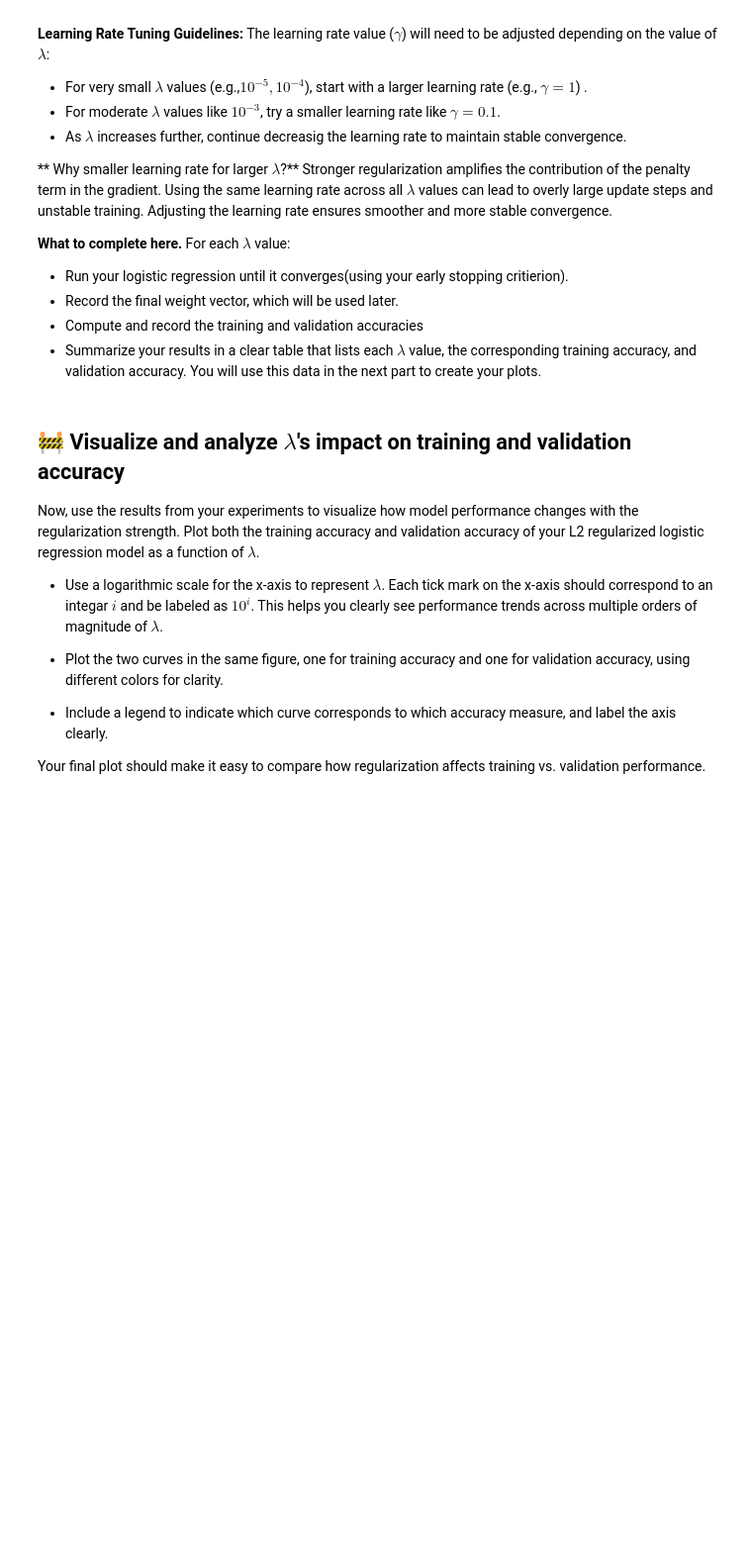
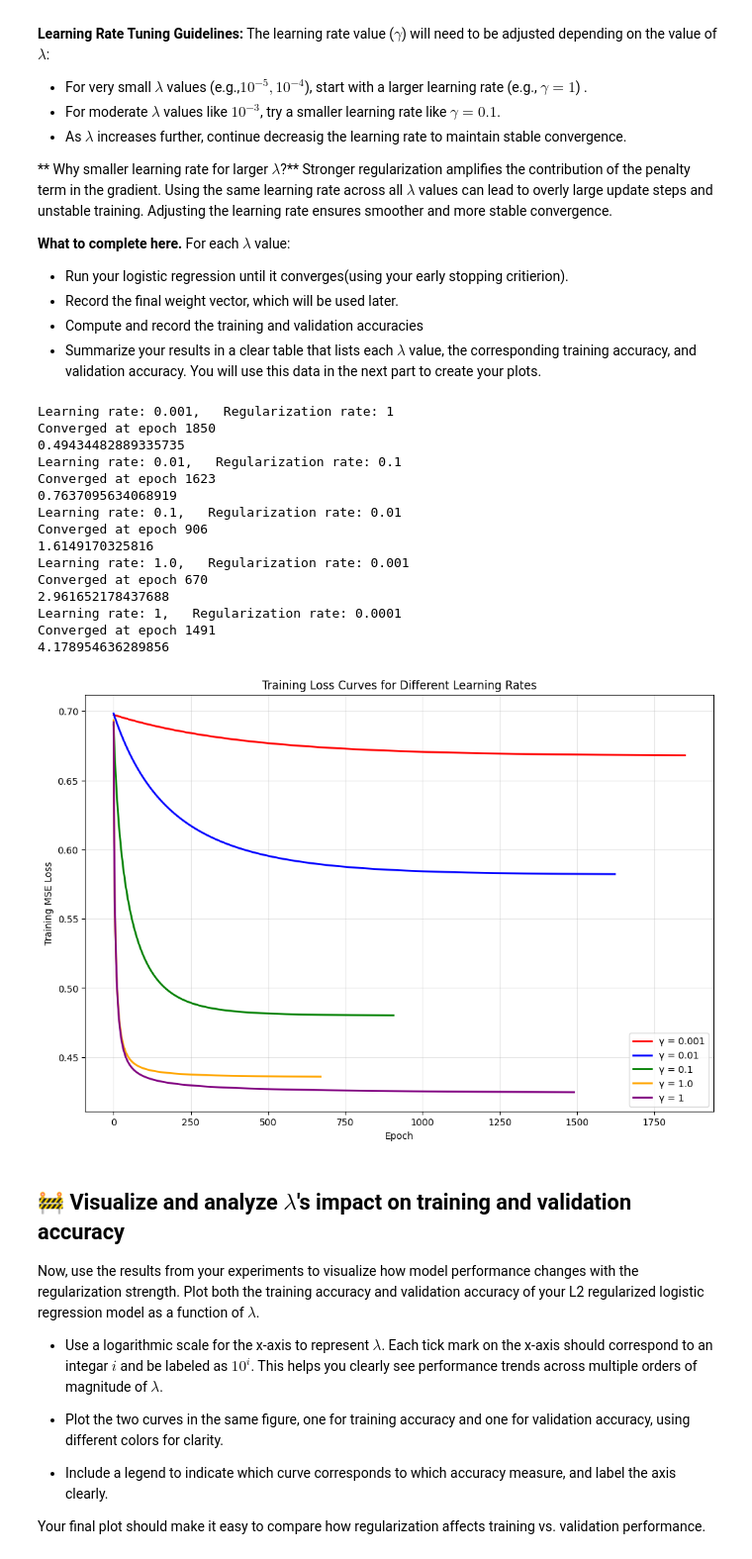
Before and after one commit to Magraz/ml-class, a Jupyter notebook: Assignment_2/IA2_2025.ipynb, the cells around one changed output. Shown at 99% size. Saved outputs shown, nothing was run; the diff lists cells and outputs as text; code cells hidden in the pictures; blank space fills up the shorter version.

Commit message:
logistic reg working

```diff
--- a/Assignment_2/IA2_2025.ipynb
+++ b/Assignment_2/IA2_2025.ipynb
@@ -111,10 +111,6 @@ Your function should output the learned weight vector and the sequence of traini
 # your code goes here
 def sigmoid(x):
     return 1 / (1 + np.exp(-x))
-
-def logistic_regression_reg_l2_loss(x_i,y_i,W):
-     pred = W.T @ x_i
-     -y_i*np.log(sigmoid(pred)) - (1 - y_i) * np.log(1 - sigmoid(pred))
 
 def ridge_logistic_gradient_descent(x, y, gamma, lmbda, epochs, epsilon_loss=None, epsilon_grad=None):
     y=np.expand_dims(y, axis=-1)
@@ -162,8 +158,8 @@ def ridge_logistic_gradient_descent(x, y, gamma, lmbda, epochs, epsilon_loss=Non
 
     return w, losses
 
-weights, losses = ridge_logistic_gradient_descent(x_train.to_numpy(), y_train.to_numpy(), gamma=0.01, lmbda=0.1, epochs=5000, epsilon_loss=10e-7)
+# weights, losses = ridge_logistic_gradient_descent(x_train.to_numpy(), y_train.to_numpy(), gamma=0.01, lmbda=0.1, epochs=5000, epsilon_loss=10e-7)
 
-print(weights.shape)
-print(weights)
+# print(weights.shape)
+# print(weights)
 # %% [output]
@@ -210,3 +204,62 @@ For each $\lambda$ value:
+# %%
+# Your code goes here
+# Set random seed for reproducibility
+np.random.seed(42)
+
+reg_rates = [10**-i for i in range(0,5)]
+learning_rates = [10e-4, 10e-3, 10e-2, 10e-1, 1, 1]
+
+w_list = []
+train_losses_list = []
+converged_rates = []
+val_mse_list = []
+
+for i, (reg_rate, lr) in enumerate(zip(reg_rates, learning_rates)):
+    print(f"Learning rate: {lr},   Regularization rate: {reg_rate}")
+
+    w, losses = ridge_logistic_gradient_descent(x_train.to_numpy(), y_train.to_numpy(), gamma=lr, lmbda=reg_rate, epochs=5000, epsilon_loss=10e-7)
+
+    # Check if converged (no NaN values)
+    if not np.any(np.isnan(w)) and not np.any(np.isnan(losses)):
+        w_list.append(w)
+        train_losses_list.append(losses)
+        converged_rates.append(lr)
+
+        # Calculate validation MSE
+        y_val_pred = x_val.to_numpy() @ w
+        val_mse = np.mean((y_val_pred - y_val.to_numpy())**2)
+        val_mse_list.append(val_mse)
+        print(np.array(val_mse_list).mean())
+
+plt.figure(figsize=(12, 8))
+colors = ['red', 'blue', 'green', 'orange', 'purple']
+
+for i, (lr, losses) in enumerate(zip(converged_rates, train_losses_list)):
+    plt.plot(losses, color=colors[i % len(colors)], label=f'γ = {lr}', linewidth=2)
+
+plt.xlabel('Epoch')
+plt.ylabel('Training MSE Loss')
+plt.title('Training Loss Curves for Different Learning Rates')
+plt.legend()
+plt.grid(True, alpha=0.3)
+plt.show()
+# %% [output]
+Learning rate: 0.001,   Regularization rate: 1
+Converged at epoch 1850
+0.49434482889335735
+Learning rate: 0.01,   Regularization rate: 0.1
+Converged at epoch 1623
+0.7637095634068919
+Learning rate: 0.1,   Regularization rate: 0.01
+Converged at epoch 906
+1.6149170325816
+Learning rate: 1.0,   Regularization rate: 0.001
+Converged at epoch 670
+2.961652178437688
+Learning rate: 1,   Regularization rate: 0.0001
+Converged at epoch 1491
+4.178954636289856
+[figure, added]
 # %% [markdown]
 ## 🚧 Visualize and analyze $\lambda$'s impact on training and validation accuracy
 
```
Also changed, not shown: parts of 4 cells of this notebook.
